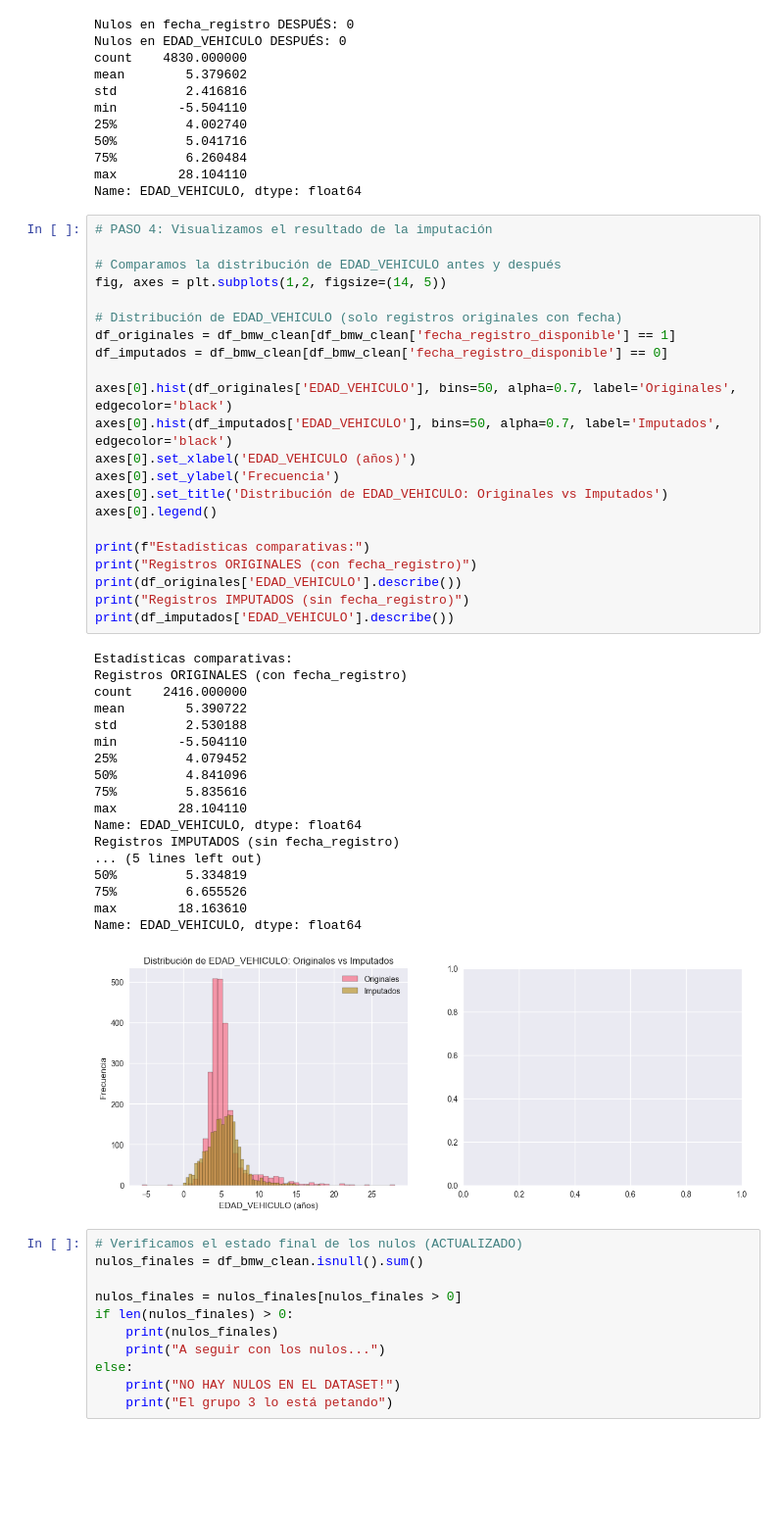
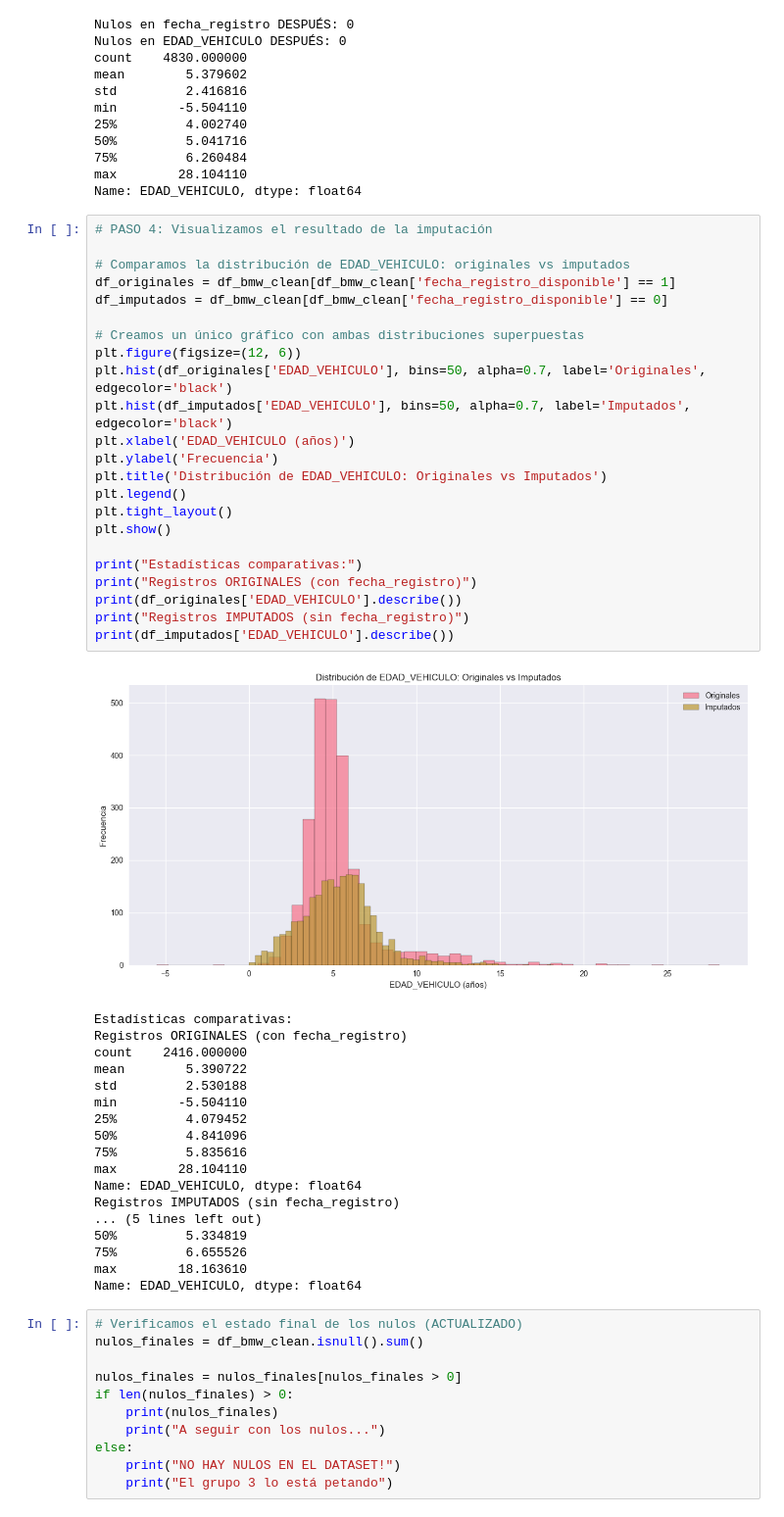
Before and after one commit to acaballito/DSC-NCL_D01-G03, a Jupyter notebook: Backup_BMW/Project_BMW_Pricing_Parte1.ipynb, the cells around one changed output. Shown: that part at 98% size. Cells and saved outputs as stored; diff of their text form; blank space fills up the shorter version.

```diff
--- a/Project_BMW_Pricing_Parte1.ipynb
+++ b/Backup_BMW/Project_BMW_Pricing_Parte1.ipynb
@@ -560,26 +560,28 @@ Name: EDAD_VEHICULO, dtype: float64
 # %%
 # PASO 4: Visualizamos el resultado de la imputación
 
-# Comparamos la distribución de EDAD_VEHICULO antes y después
-fig, axes = plt.subplots(1,2, figsize=(14, 5))
-
-# Distribución de EDAD_VEHICULO (solo registros originales con fecha)
+# Comparamos la distribución de EDAD_VEHICULO: originales vs imputados
 df_originales = df_bmw_clean[df_bmw_clean['fecha_registro_disponible'] == 1]
 df_imputados = df_bmw_clean[df_bmw_clean['fecha_registro_disponible'] == 0]
 
-axes[0].hist(df_originales['EDAD_VEHICULO'], bins=50, alpha=0.7, label='Originales', edgecolor='black')
-axes[0].hist(df_imputados['EDAD_VEHICULO'], bins=50, alpha=0.7, label='Imputados', edgecolor='black')
-axes[0].set_xlabel('EDAD_VEHICULO (años)')
-axes[0].set_ylabel('Frecuencia')
-axes[0].set_title('Distribución de EDAD_VEHICULO: Originales vs Imputados')
-axes[0].legend()
+# Creamos un único gráfico con ambas distribuciones superpuestas
+plt.figure(figsize=(12, 6))
+plt.hist(df_originales['EDAD_VEHICULO'], bins=50, alpha=0.7, label='Originales', edgecolor='black')
+plt.hist(df_imputados['EDAD_VEHICULO'], bins=50, alpha=0.7, label='Imputados', edgecolor='black')
+plt.xlabel('EDAD_VEHICULO (años)')
+plt.ylabel('Frecuencia')
+plt.title('Distribución de EDAD_VEHICULO: Originales vs Imputados')
+plt.legend()
+plt.tight_layout()
+plt.show()
 
-print(f"Estadísticas comparativas:")
+print("Estadísticas comparativas:")
 print("Registros ORIGINALES (con fecha_registro)")
 print(df_originales['EDAD_VEHICULO'].describe())
 print("Registros IMPUTADOS (sin fecha_registro)")
 print(df_imputados['EDAD_VEHICULO'].describe())
 # %% [output]
+[figure, new version]
 Estadísticas comparativas:
 Registros ORIGINALES (con fecha_registro)
 count    2416.000000
@@ -597,7 +599,6 @@ Registros IMPUTADOS (sin fecha_registro)
 75%         6.655526
 max        18.163610
 Name: EDAD_VEHICULO, dtype: float64
-[figure, old version]
 # %%
 # Verificamos el estado final de los nulos (ACTUALIZADO)
 nulos_finales = df_bmw_clean.isnull().sum()
```
Also changed, not shown: parts of 10 cells of this notebook, 3 other files.
